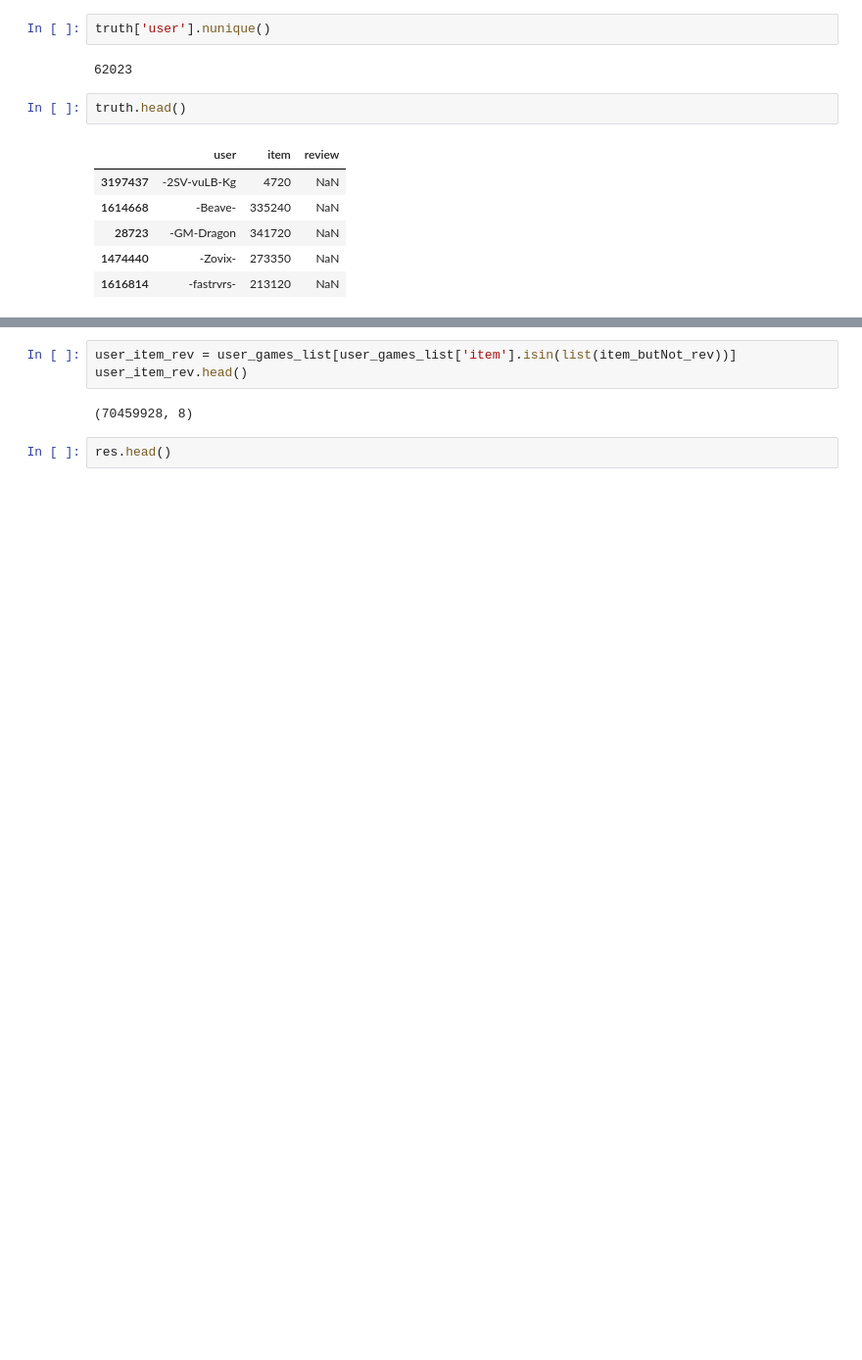
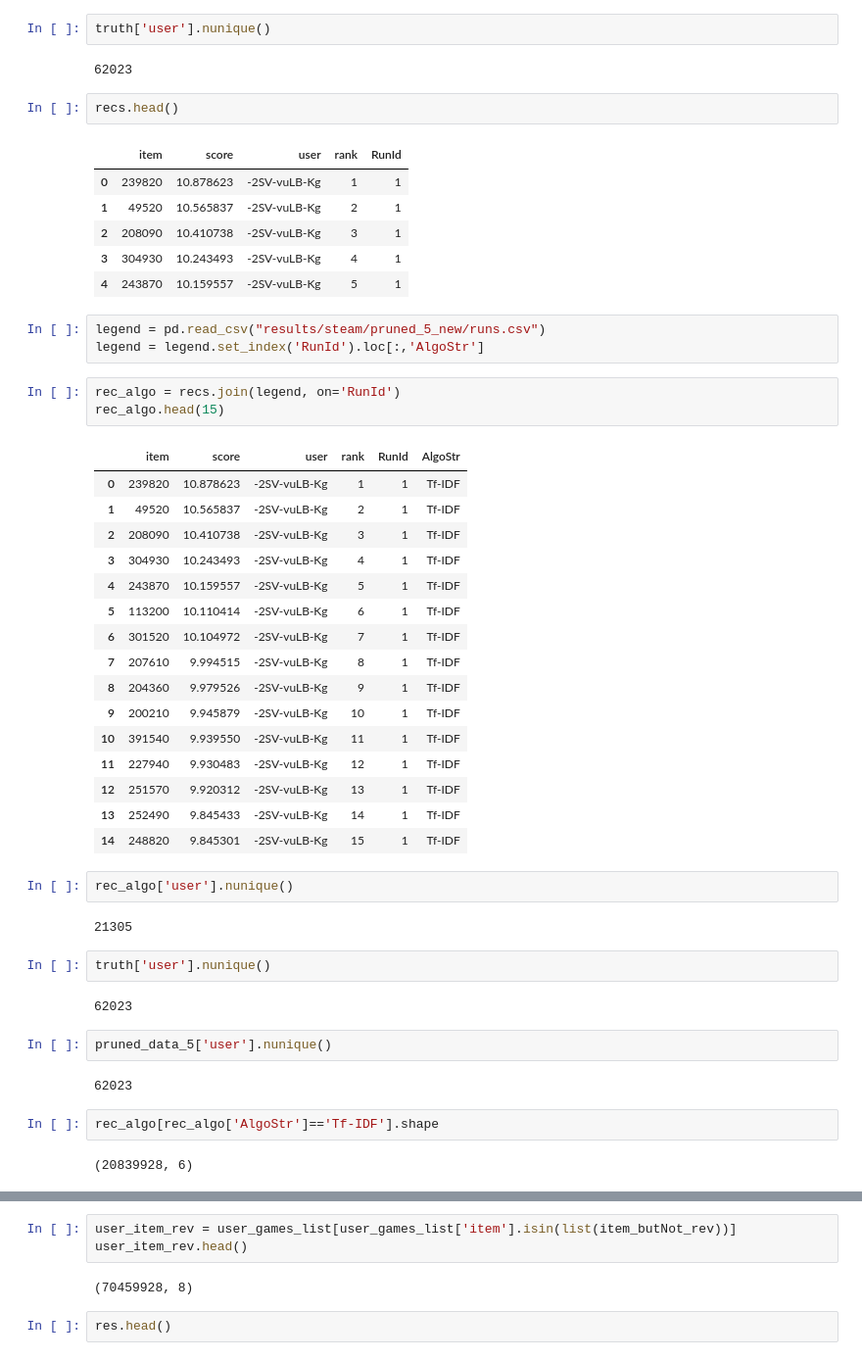
Before and after one commit to amprova/WE_research, a Jupyter notebook: tf_idf_all_users.ipynb, the cells around one changed output, grey strips where cells are left out. Shown at 98% size. Saved outputs shown, nothing was run; the diff lists cells and outputs as text; blank space fills up the shorter version.

```diff
--- a/tf_idf_all_users.ipynb
+++ b/tf_idf_all_users.ipynb
@@ -299,13 +372,52 @@ truth['user'].nunique()
 # %% [output]
 62023
 # %%
-truth.head()
+recs.head()
 # %% [output]
-|  | user | item | review |
-| 3197437 | -2SV-vuLB-Kg | 4720 | NaN |
-| 1614668 | -Beave- | 335240 | NaN |
-| 28723 | -GM-Dragon | 341720 | NaN |
-| 1474440 | -Zovix- | 273350 | NaN |
-| 1616814 | -fastrvrs- | 213120 | NaN |
+|  | item | score | user | rank | RunId |
+| 0 | 239820 | 10.878623 | -2SV-vuLB-Kg | 1 | 1 |
+| 1 | 49520 | 10.565837 | -2SV-vuLB-Kg | 2 | 1 |
+| 2 | 208090 | 10.410738 | -2SV-vuLB-Kg | 3 | 1 |
+| 3 | 304930 | 10.243493 | -2SV-vuLB-Kg | 4 | 1 |
+| 4 | 243870 | 10.159557 | -2SV-vuLB-Kg | 5 | 1 |
+# %%
+legend = pd.read_csv("results/steam/pruned_5_new/runs.csv")
+legend = legend.set_index('RunId').loc[:,'AlgoStr']
+# %%
+rec_algo = recs.join(legend, on='RunId')
+rec_algo.head(15)
+# %% [output]
+|  | item | score | user | rank | RunId | AlgoStr |
+| 0 | 239820 | 10.878623 | -2SV-vuLB-Kg | 1 | 1 | Tf-IDF |
+| 1 | 49520 | 10.565837 | -2SV-vuLB-Kg | 2 | 1 | Tf-IDF |
+| 2 | 208090 | 10.410738 | -2SV-vuLB-Kg | 3 | 1 | Tf-IDF |
+| 3 | 304930 | 10.243493 | -2SV-vuLB-Kg | 4 | 1 | Tf-IDF |
+| 4 | 243870 | 10.159557 | -2SV-vuLB-Kg | 5 | 1 | Tf-IDF |
+| 5 | 113200 | 10.110414 | -2SV-vuLB-Kg | 6 | 1 | Tf-IDF |
+| 6 | 301520 | 10.104972 | -2SV-vuLB-Kg | 7 | 1 | Tf-IDF |
+| 7 | 207610 | 9.994515 | -2SV-vuLB-Kg | 8 | 1 | Tf-IDF |
+| 8 | 204360 | 9.979526 | -2SV-vuLB-Kg | 9 | 1 | Tf-IDF |
+| 9 | 200210 | 9.945879 | -2SV-vuLB-Kg | 10 | 1 | Tf-IDF |
+| 10 | 391540 | 9.939550 | -2SV-vuLB-Kg | 11 | 1 | Tf-IDF |
+| 11 | 227940 | 9.930483 | -2SV-vuLB-Kg | 12 | 1 | Tf-IDF |
+| 12 | 251570 | 9.920312 | -2SV-vuLB-Kg | 13 | 1 | Tf-IDF |
+| 13 | 252490 | 9.845433 | -2SV-vuLB-Kg | 14 | 1 | Tf-IDF |
+| 14 | 248820 | 9.845301 | -2SV-vuLB-Kg | 15 | 1 | Tf-IDF |
+# %%
+rec_algo['user'].nunique()
+# %% [output]
+21305
+# %%
+truth['user'].nunique()
+# %% [output]
+62023
+# %%
+pruned_data_5['user'].nunique()
+# %% [output]
+62023
+# %%
+rec_algo[rec_algo['AlgoStr']=='Tf-IDF'].shape
+# %% [output]
+(20839928, 6)
 # %%
 a = set(truth['user'])
```
Also changed, not shown: parts of 35 cells of this notebook.
